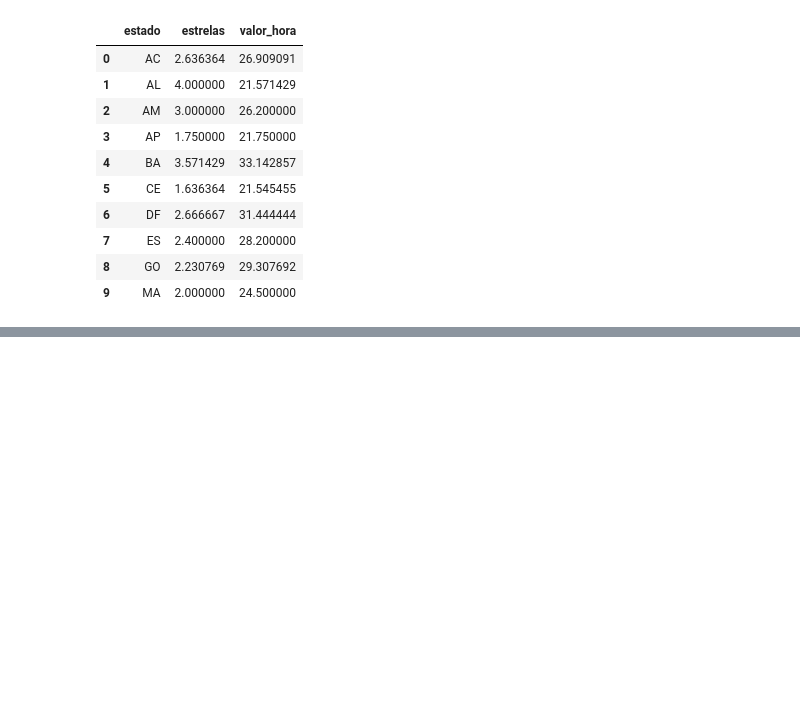
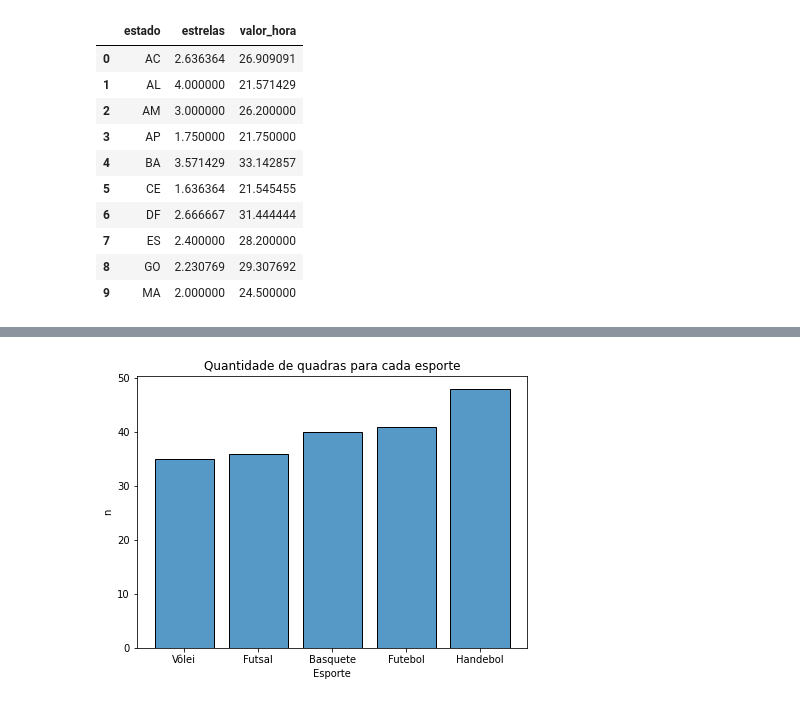
Before and after one commit to felipelmc/programming-languages, a Jupyter notebook: django/match_finder/preco_quadras/analysis.ipynb, the cells around one changed output, grey strips where cells are left out. Drawn from its saved outputs; the diff is of its cells as text; code cells hidden in the pictures; blank space fills up the shorter version.

```diff
--- a/django/match_finder/preco_quadras/analysis.ipynb
+++ b/django/match_finder/preco_quadras/analysis.ipynb
@@ -48,0 +101,15 @@ agrupado.plot.barh(x = 'estado', y = 'valor_hora', figsize=(10,7))
+# %%
+fig, ax = plt.subplots(figsize = (7, 5))
+
+sns.histplot(data = flt,
+             x = 'tipo',
+             shrink = 0.8,
+             ax = ax)
+
+ax.set(title = "Quantidade de quadras para cada esporte",
+       xlabel = "Esporte",
+       ylabel = "n")
+
+plt.show()
+# %% [output]
+[figure, added]
```
Also changed, not shown: parts of 8 cells of this notebook, 3 other files.
